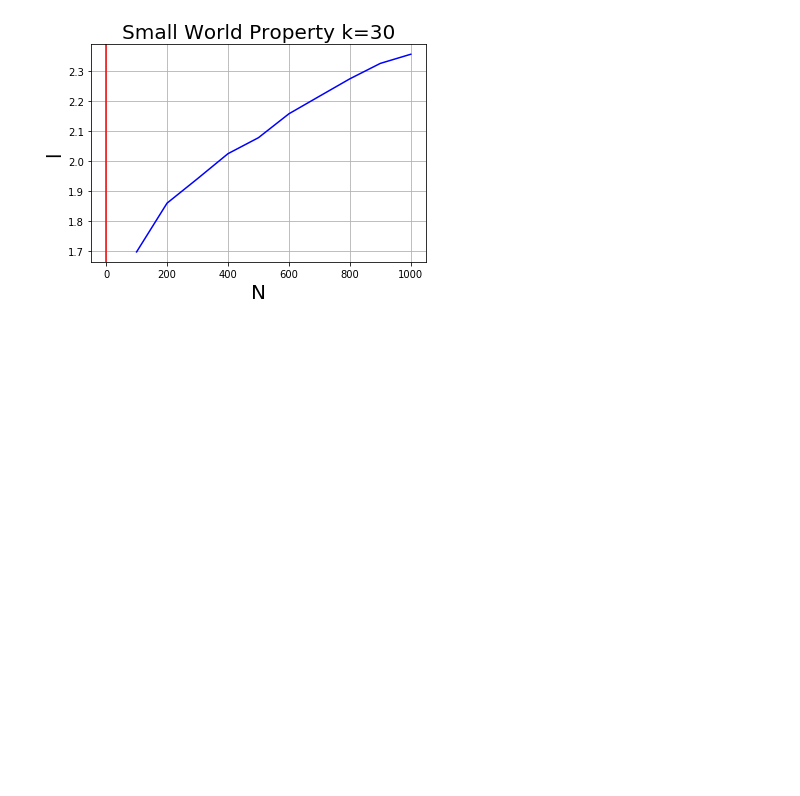
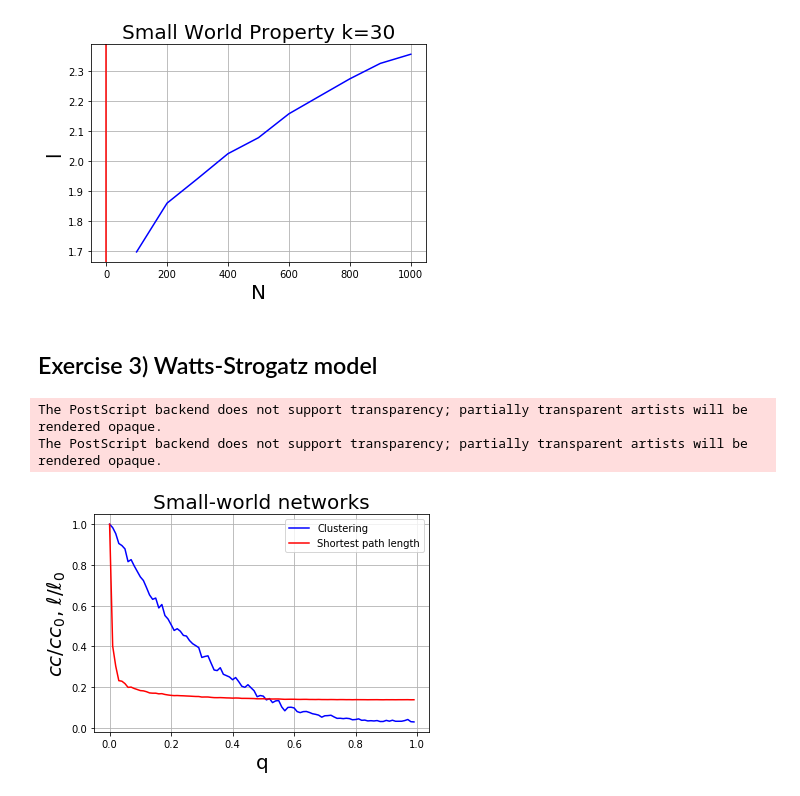
Before and after one commit to VitorBrisola/complex-networks-models, a Jupyter notebook: project3.ipynb, the cells around one changed output. Drawn from its saved outputs; the diff is of its cells as text; code cells hidden in the pictures; blank space fills up the shorter version.

Commit message:
Small world model

```diff
--- a/project3.ipynb
+++ b/project3.ipynb
@@ -424,3 +424,13 @@ plt.savefig('S.eps') #save the figure into a file
 plt.show();
 # %% [output]
 [figure]
+# %% [markdown]
+## Exercise 3) Watts-Strogatz model
+# %%
+def ws_create(N,k,p):
+    G = get_watts_strogratz(N,k,p)
+    G = get_largest_component(G)
+    G = nx.convert_node_labels_to_integers(G, first_label=0)
+    #saving
+    #nx.write_edgelist(G,nets_dir+str(N)+'_'+str(k)+'_'+str(p)+'_ws.txt')
+    return G
@@ -426,0 +442,33 @@ plt.show();
+# %%
+N =100
+k =10
+for p in [0.001,0.01,0.1,1]:
+    ws_create(N,k,p)
+# %%
+N =400
+k =10
+vcc = []
+vl = []
+vp = arange(0.0,1.0,0.01)
+for p in vp:
+    G = ws_create(N,k,p)
+
+    cc = nx.average_clustering(G)
+    ll = nx.average_shortest_path_length(G)
+    vcc.append(cc)
+    vl.append(ll)
+# %%
+plt.figure()
+plt.plot(vp,np.array(vcc)/vcc[0],'b', label='Clustering')
+plt.plot(vp,np.array(vl)/vl[0],'r', label='Shortest path length')
+plt.xlabel("q", fontsize=20)
+plt.ylabel("$cc/cc_0$, $\ell/\ell_0$", fontsize=20)
+plt.title("Small-world networks", fontsize=20)
+plt.legend()
+plt.grid(True)
+plt.savefig('WS.eps') #save the figure into a file
+plt.show();
+# %% [output]
+The PostScript backend does not support transparency; partially transparent artists will be rendered opaque.
+The PostScript backend does not support transparency; partially transparent artists will be rendered opaque.
+[figure, added]
```
Also changed, not shown: parts of 6 cells of this notebook, 6 other files.
